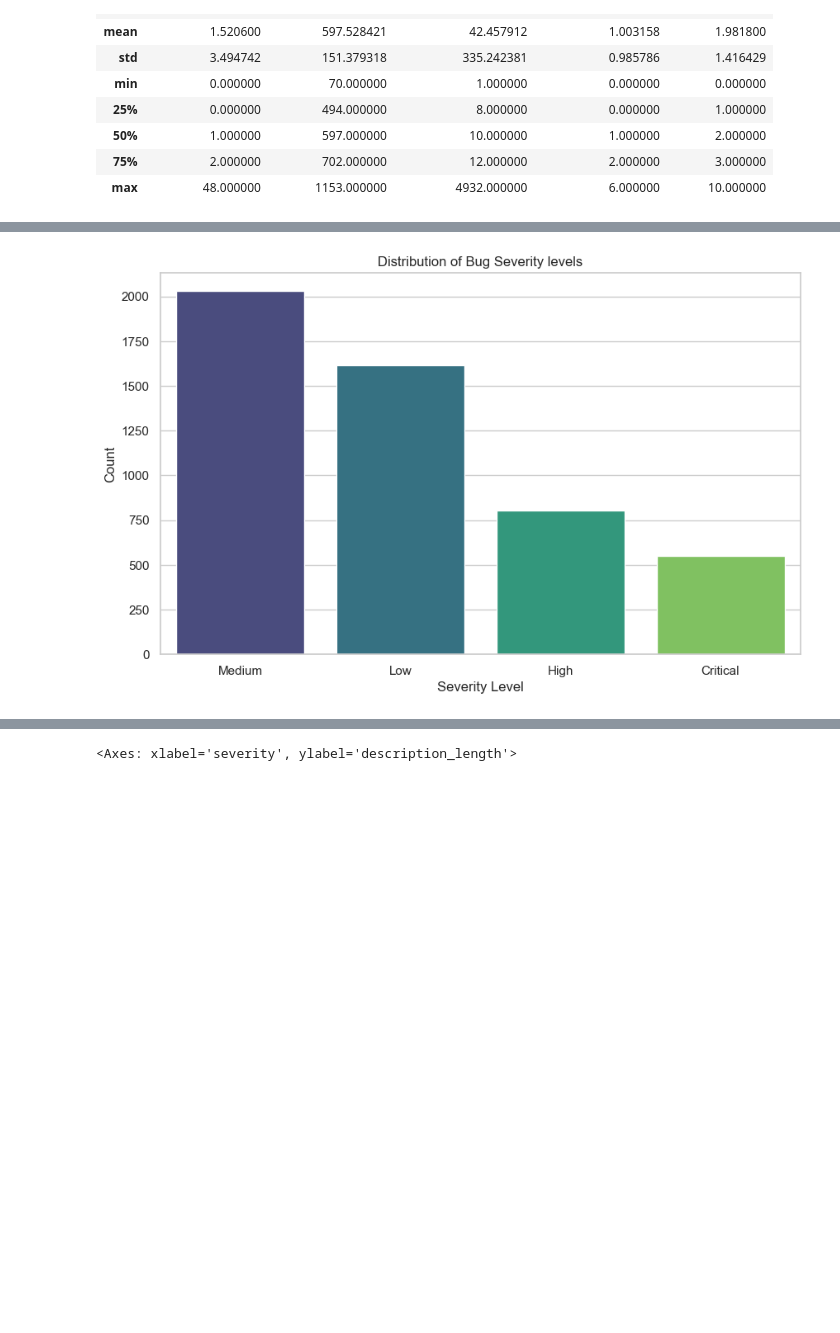
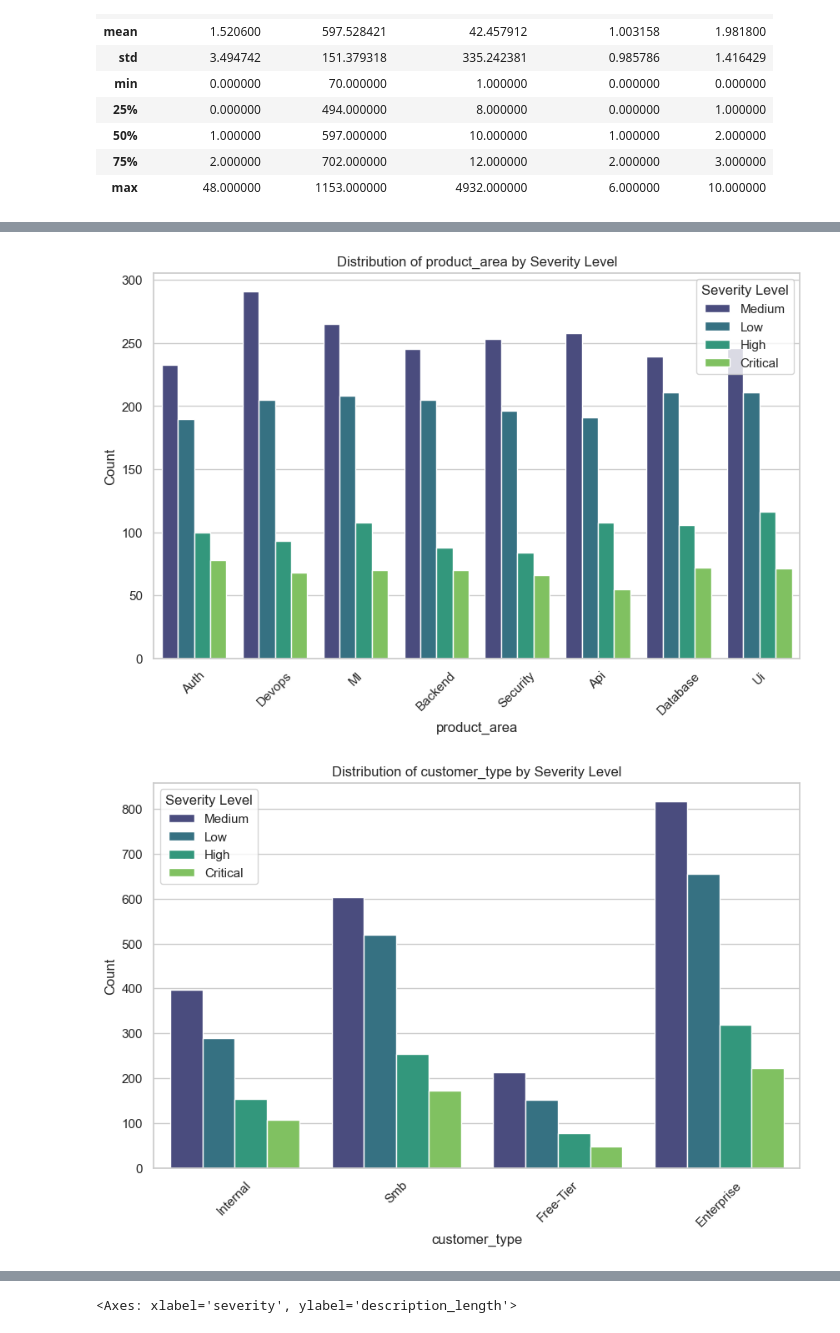
Before and after one commit to getrudeHarriet/Bug-Severity-ML-Project, a Jupyter notebook: notebook/CleaningandEDA.ipynb, the cells around one changed output, grey strips where cells are left out. Drawn from its saved outputs; the diff is of its cells as text; code cells hidden in the pictures; blank space fills up the shorter version.

Commit message:
More data exploration and visualizations

```diff
--- a/notebook/CleaningandEDA.ipynb
+++ b/notebook/CleaningandEDA.ipynb
@@ -127,3 +149,0 @@ array(['QA', 'Dev', 'Security', 'SRE', 'Support', 'support'], dtype=object)
-# %%
-# convert to title case for consistency
-df['assigned_team']=df['assigned_team'].str.title()
@@ -134,6 +150,3 @@ array(['Medium', 'Low', 'High', 'Critical', 'critical'], dtype=object)
-# %%
-# convert to title case for consistency
-df['severity']=df['severity'].str.title()
 # %%
 # Convert dates to datetime format
 df['submitted_at']=pd.to_datetime(df['submitted_at'])
@@ -151,0 +160,8 @@ np.int64(0)
+# %%
+# define numerical & categorical columns
+numeric_features = [feature for feature in df.columns if df[feature].dtype != 'O']
+categorical_features = [feature for feature in df.columns if df[feature].dtype == 'O']
+
+# print columns
+print('We have {} numerical features : {}'.format(len(numeric_features), numeric_features))
+print('\nWe have {} categorical features : {}'.format(len(categorical_features), categorical_features))
@@ -151,0 +172,9 @@ np.int64(0)
+# %%
+# Histogram to visualize the distribution of numerical features
+for col in numeric_features:
+    plt.figure(figsize=(8,4))
+    sns.histplot(df[col], kde=True, color='blue', bins=30)
+    plt.title(f'Distribution of {col}')
+    plt.xlabel(col)
+    plt.ylabel('Frequency')
+    plt.show()
@@ -152,10 +190,14 @@ np.int64(0)
 # %%
-# Visualizing the balance of the target variable
-plt.figure(figsize=(10,6))
-sns.countplot(data=df, x='severity', palette='viridis')
-plt.title('Distribution of Bug Severity levels')
-plt.xlabel('Severity Level')
-plt.ylabel('Count')
-plt.show()
+# Bar plot for categorical features vs severity
+for col in categorical_features:
+    plt.figure(figsize=(10,6))
+    sns.countplot(data=df, x=col, hue='severity', palette='viridis')
+    plt.title(f'Distribution of {col} by Severity Level')
+    plt.xlabel(col)
+    plt.ylabel('Count')
+    plt.legend(title='Severity Level')
+    plt.xticks(rotation=45)
+    plt.show()
 # %% [output]
-[figure, old version]
+[figure, new version]
+[figure, added]
```
Also changed, not shown: parts of 23 cells of this notebook.
